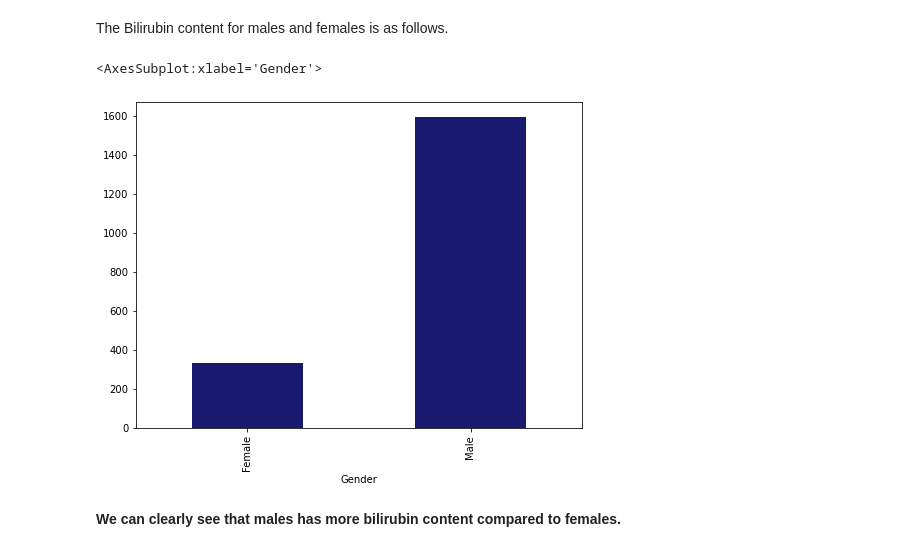
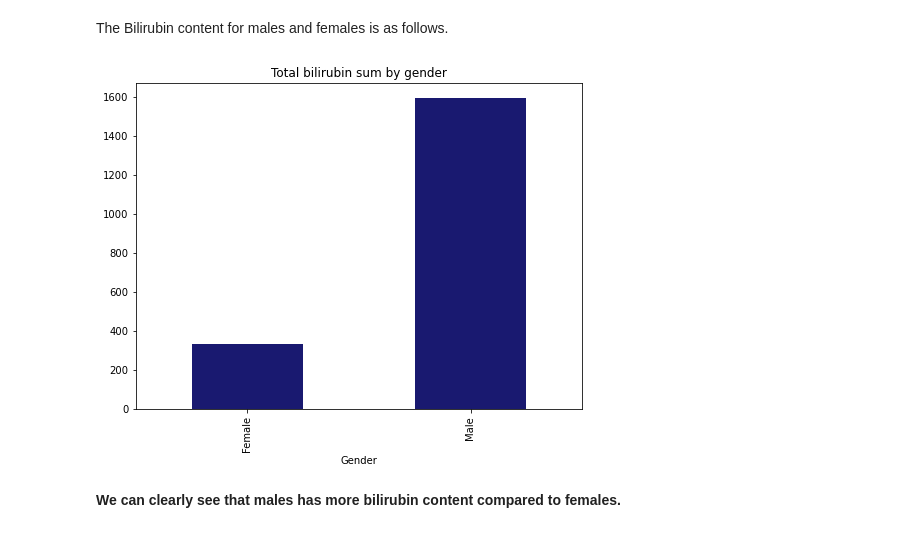
Before and after one commit to unh-projects/liver-disease-detection, a Jupyter notebook: liver-disease-EDA.ipynb, the cells around one changed output. Drawn from its saved outputs; the diff is of its cells as text; code cells hidden in the pictures.

```diff
--- a/liver-disease-EDA.ipynb
+++ b/liver-disease-EDA.ipynb
@@ -161,9 +162,9 @@ The Bilirubin content for males and females is as follows.
 # %%
 plt.figure(figsize=(8,6))
 patients_data.groupby('Gender').sum()['Total_Bilirubin'].plot.bar(color='midnightblue')
+plt.title('Total bilirubin sum by gender');
 # %% [output]
-<AxesSubplot:xlabel='Gender'>
-[figure, old version]
+[figure, new version]
 # %% [markdown]
 **We can clearly see that males has more bilirubin content compared to females.**
 # %% [markdown]
```
Also changed, not shown: parts of 3 cells of this notebook.
